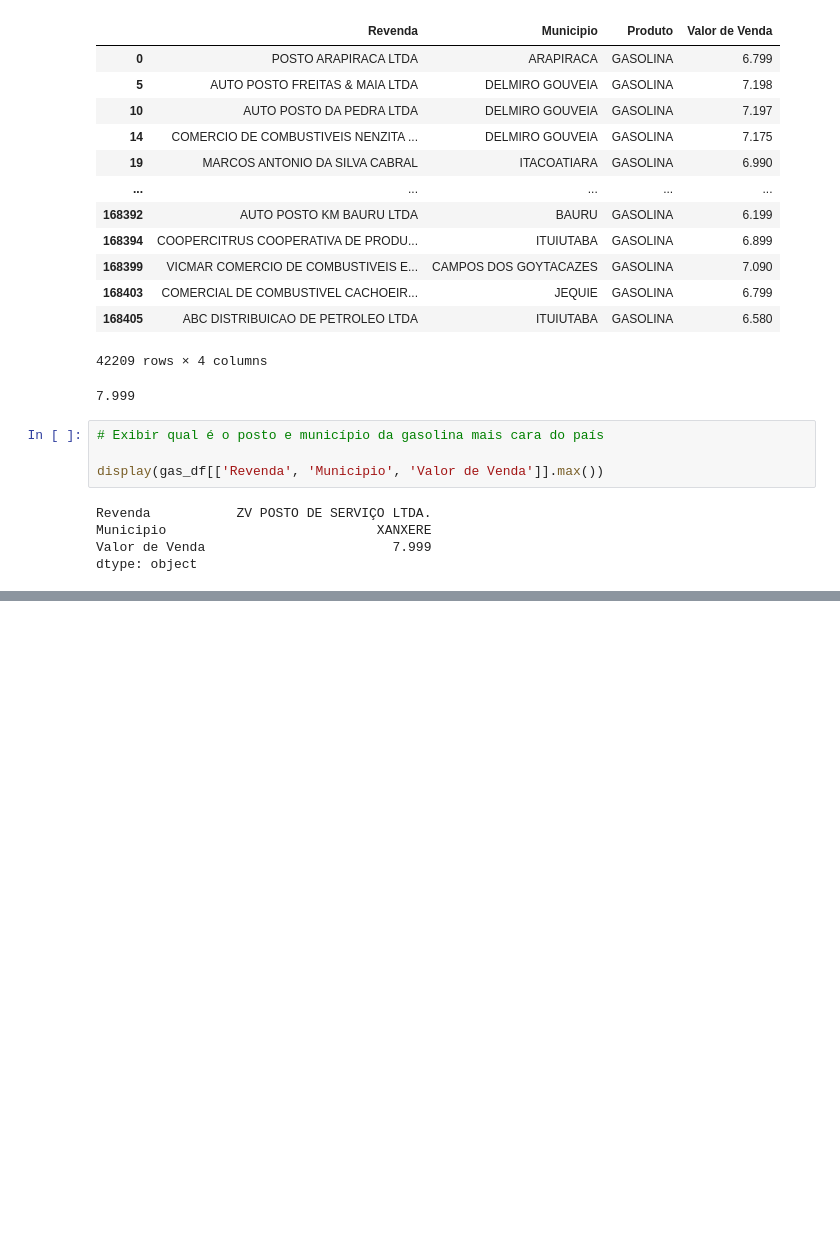
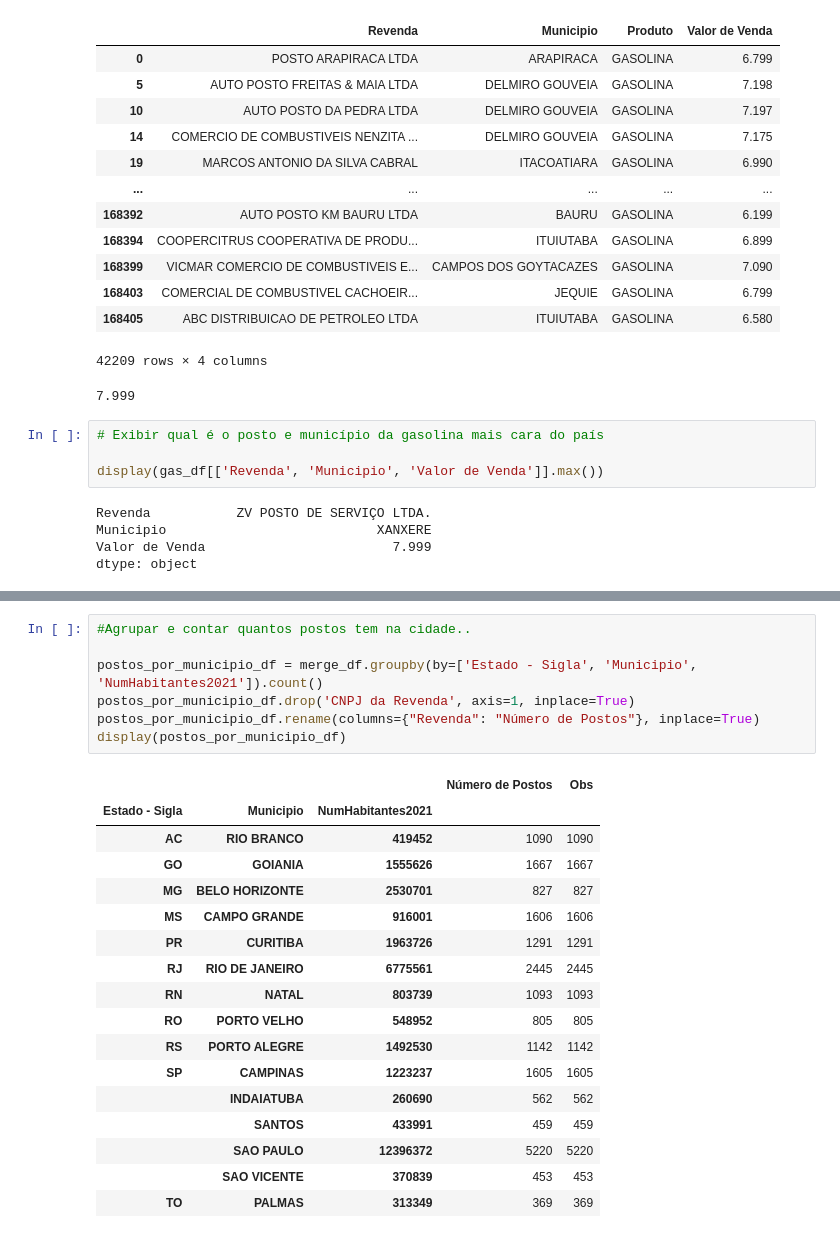
Before and after one commit to RafaelFortes01/CursoDeExtensaoPythonPandas, a Jupyter notebook: Primeiro_Exemplo_em_Pandas.ipynb, the cells around one changed output, grey strips where cells are left out. Saved outputs shown, nothing was run; the diff lists cells and outputs as text; blank space fills up the shorter version.

```diff
--- a/Primeiro_Exemplo_em_Pandas.ipynb
+++ b/Primeiro_Exemplo_em_Pandas.ipynb
@@ -216,0 +449,25 @@ dtype: object
+# %%
+#Agrupar e contar quantos postos tem na cidade..
+
+postos_por_municipio_df = merge_df.groupby(by=['Estado - Sigla', 'Municipio', 'NumHabitantes2021']).count()
+postos_por_municipio_df.drop('CNPJ da Revenda', axis=1, inplace=True)
+postos_por_municipio_df.rename(columns={"Revenda": "Número de Postos"}, inplace=True)
+display(postos_por_municipio_df)
+# %% [output]
+|  |  |  | Número de Postos | Obs |
+| Estado - Sigla | Municipio | NumHabitantes2021 |  |  |
+| AC | RIO BRANCO | 419452 | 1090 | 1090 |
+| GO | GOIANIA | 1555626 | 1667 | 1667 |
+| MG | BELO HORIZONTE | 2530701 | 827 | 827 |
+| MS | CAMPO GRANDE | 916001 | 1606 | 1606 |
+| PR | CURITIBA | 1963726 | 1291 | 1291 |
+| RJ | RIO DE JANEIRO | 6775561 | 2445 | 2445 |
+| RN | NATAL | 803739 | 1093 | 1093 |
+| RO | PORTO VELHO | 548952 | 805 | 805 |
+| RS | PORTO ALEGRE | 1492530 | 1142 | 1142 |
+| SP | CAMPINAS | 1223237 | 1605 | 1605 |
+|  | INDAIATUBA | 260690 | 562 | 562 |
+|  | SANTOS | 433991 | 459 | 459 |
+|  | SAO PAULO | 12396372 | 5220 | 5220 |
+|  | SAO VICENTE | 370839 | 453 | 453 |
+| TO | PALMAS | 313349 | 369 | 369 |
```
Also changed, not shown: parts of 14 cells of this notebook.
